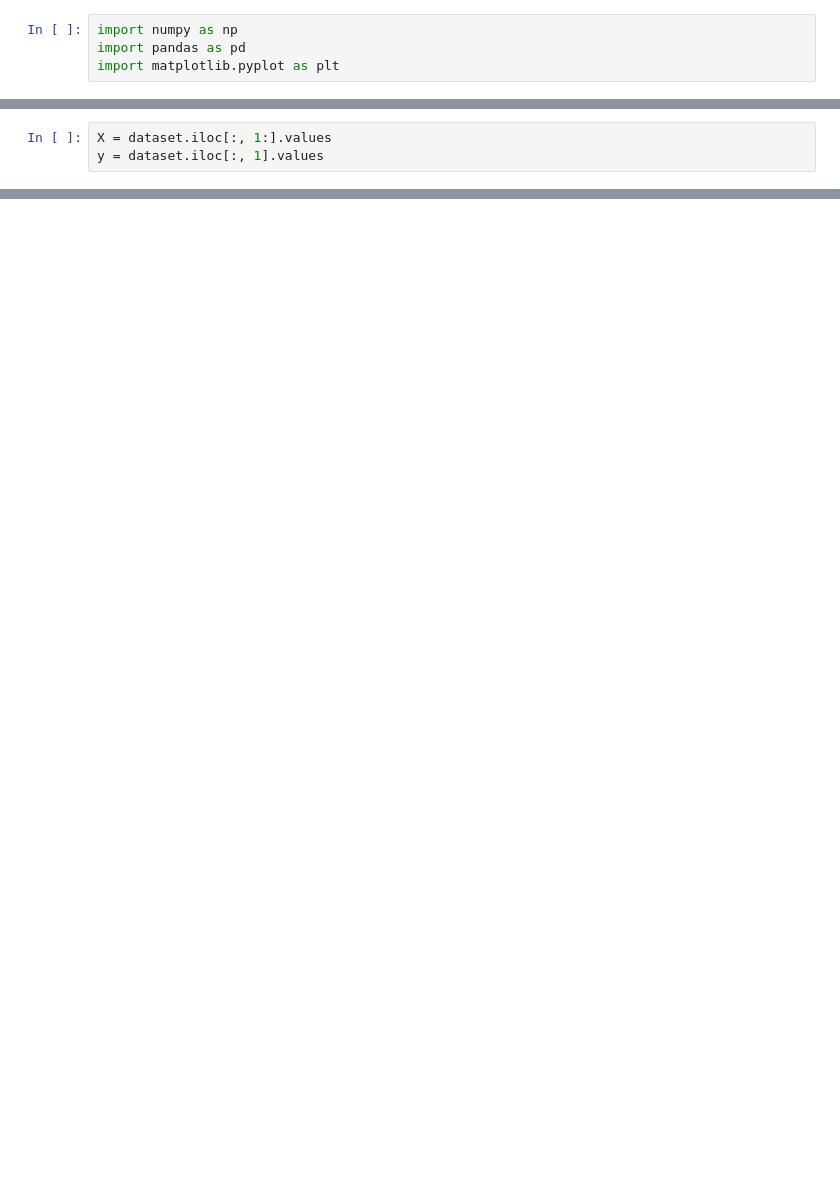
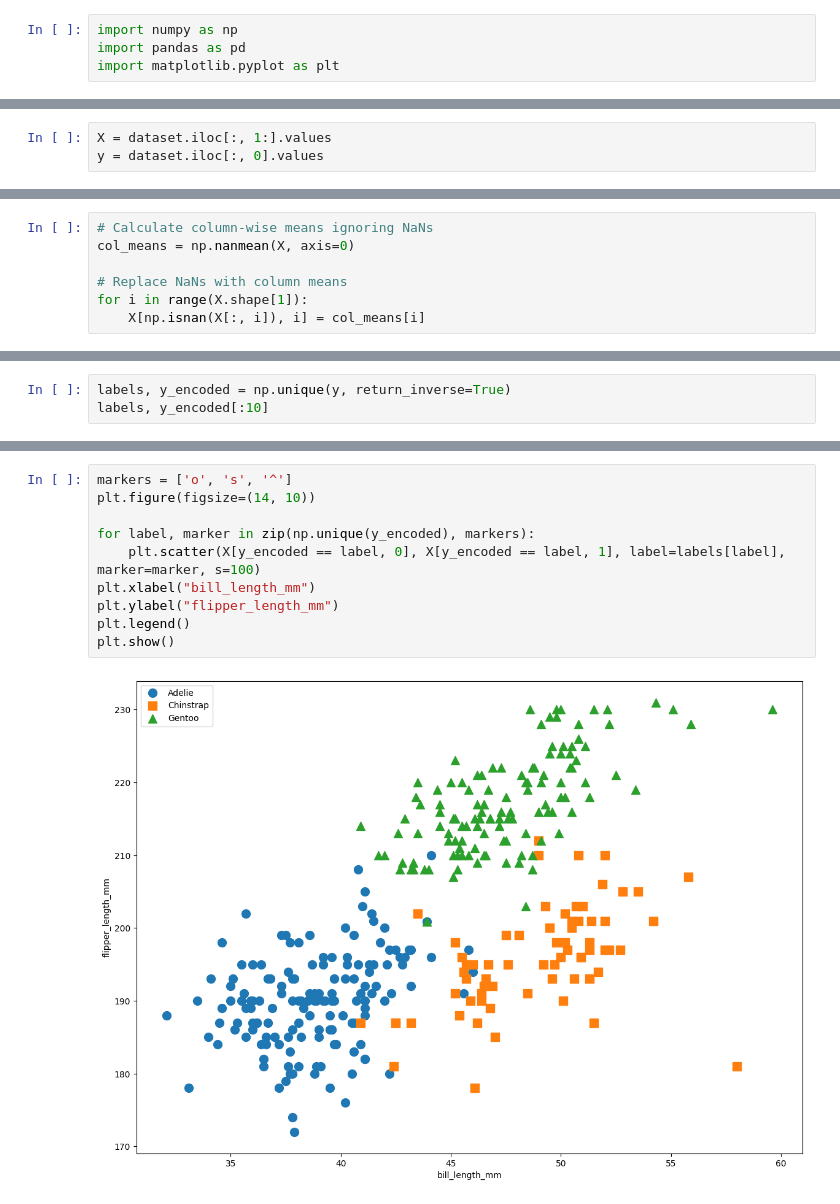
Before and after one commit to khalidmahamud/CVPR, a Jupyter notebook: MID/nn/nn.ipynb, the cells around one changed output, grey strips where cells are left out. Cells and saved outputs as stored; diff of their text form; blank space fills up the shorter version.

```diff
--- a/MID/nn/nn.ipynb
+++ b/MID/nn/nn.ipynb
@@ -23,4 +20,4 @@ dataset.head
 # %%
 X = dataset.iloc[:, 1:].values
-y = dataset.iloc[:, 1].values
+y = dataset.iloc[:, 0].values
 # %%
@@ -38,0 +32,7 @@ array([[ 39.1, 181. ],
+# %%
+# Calculate column-wise means ignoring NaNs
+col_means = np.nanmean(X, axis=0)
+
+# Replace NaNs with column means
+for i in range(X.shape[1]):
+    X[np.isnan(X[:, i]), i] = col_means[i]
@@ -42,0 +47,3 @@ array([39.1, 39.5, 40.3,  nan, 36.7, 39.3, 38.9, 39.2, 34.1, 42. ])
+# %%
+labels, y_encoded = np.unique(y, return_inverse=True)
+labels, y_encoded[:10]
@@ -42,0 +65,12 @@ array([39.1, 39.5, 40.3,  nan, 36.7, 39.3, 38.9, 39.2, 34.1, 42. ])
+# %%
+markers = ['o', 's', '^']
+plt.figure(figsize=(14, 10))
+
+for label, marker in zip(np.unique(y_encoded), markers):
+    plt.scatter(X[y_encoded == label, 0], X[y_encoded == label, 1], label=labels[label], marker=marker, s=100)
+plt.xlabel("bill_length_mm")
+plt.ylabel("flipper_length_mm")
+plt.legend()
+plt.show()
+# %% [output]
+[figure, added]
```
Also changed, not shown: parts of 23 cells of this notebook.
